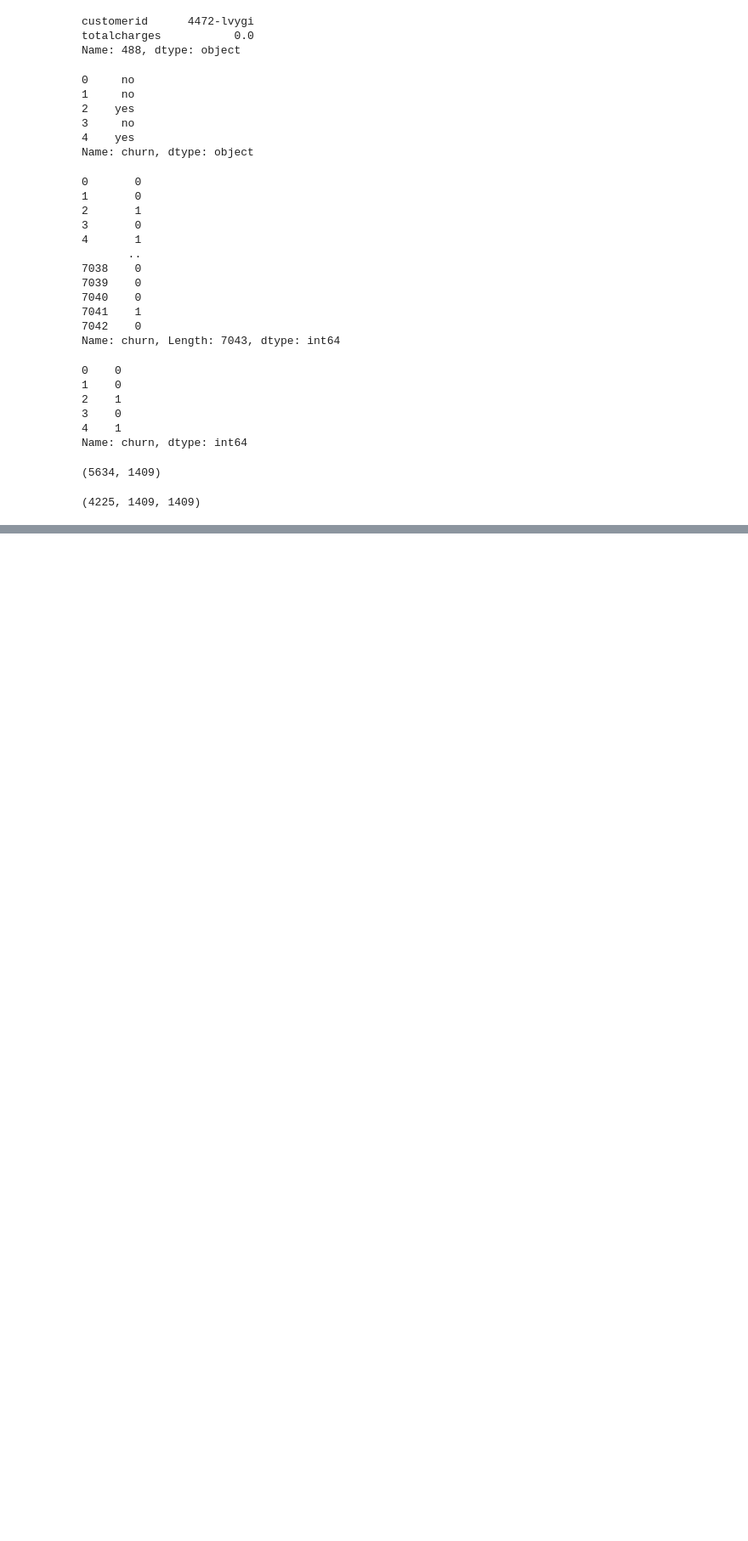
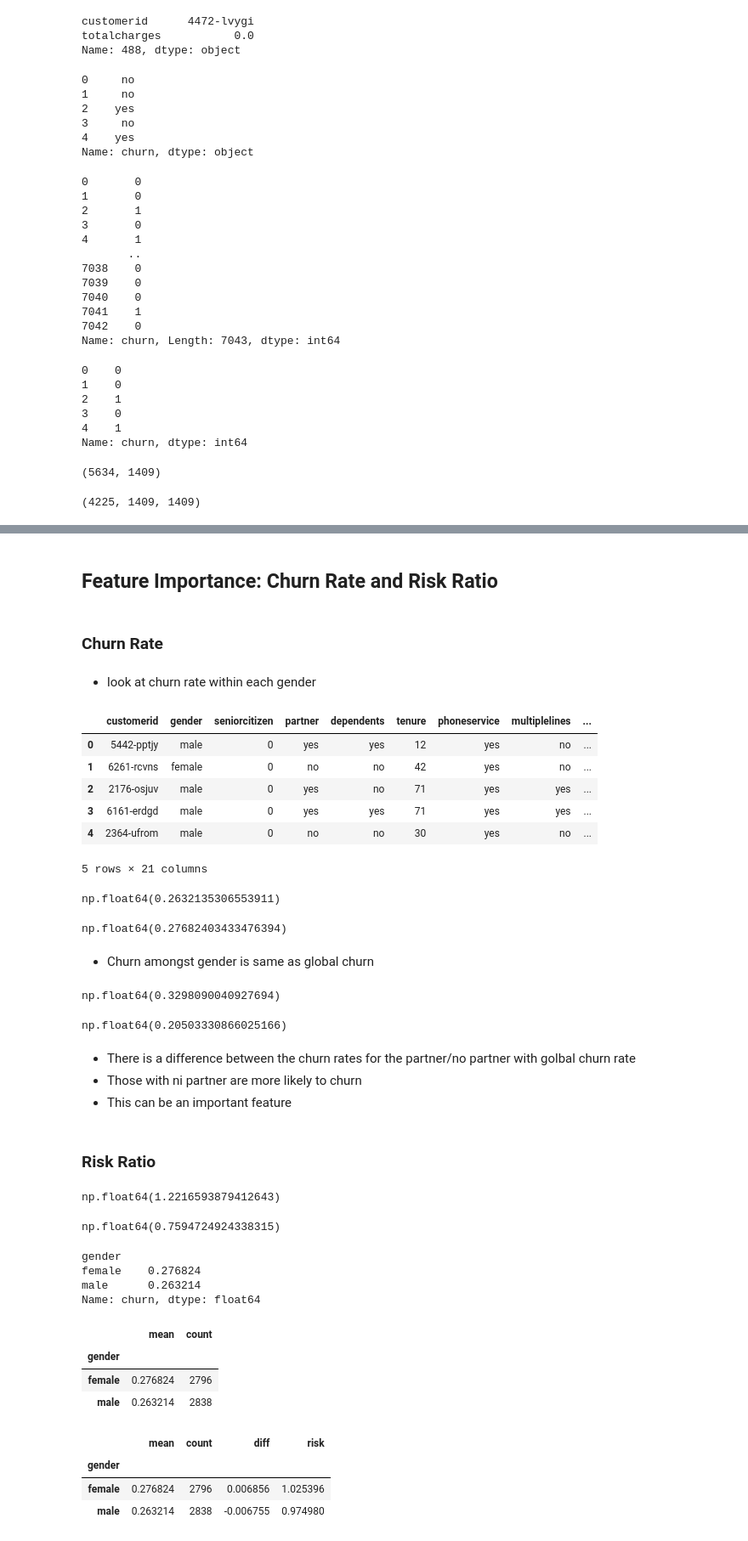
Before and after one commit to Falfat/Machine-Learning-Zoomcamp, a Jupyter notebook: 03-classification/classification.ipynb, the cells around one changed output, grey strips where cells are left out. Shown: that part at 85% size. Cells and saved outputs as stored; diff of their text form; code cells hidden in the pictures; blank space fills up the shorter version.

Commit message:
feature importance in lesson 3

```diff
--- a/03-classification/classification.ipynb
+++ b/03-classification/classification.ipynb
@@ -191,0 +292,76 @@ del df_test['churn']
+# %% [markdown]
+## Feature Importance: Churn Rate and Risk Ratio
+# %% [markdown]
+### Churn Rate
+# %% [markdown]
+- look at churn rate within each gender
+# %%
+df_full_train.head()
+# %% [output]
+|  | customerid | gender | seniorcitizen | partner | dependents | tenure | phoneservice | multiplelines | ... |
+| 0 | 5442-pptjy | male | 0 | yes | yes | 12 | yes | no | ... |
+| 1 | 6261-rcvns | female | 0 | no | no | 42 | yes | no | ... |
+| 2 | 2176-osjuv | male | 0 | yes | no | 71 | yes | yes | ... |
+| 3 | 6161-erdgd | male | 0 | yes | yes | 71 | yes | yes | ... |
+| 4 | 2364-ufrom | male | 0 | no | no | 30 | yes | no | ... |
+5 rows × 21 columns
+# %%
+churn_male = df_full_train[df_full_train['gender']=='male'].churn.mean()
+churn_male
+# %% [output]
+np.float64(0.2632135306553911)
+# %%
+churn_female = df_full_train[df_full_train['gender']=='female'].churn.mean()
+churn_female
+# %% [output]
+np.float64(0.27682403433476394)
+# %% [markdown]
+- Churn amongst gender is same as global churn
+# %%
+churn_no_partner = df_full_train[df_full_train['partner']=='no'].churn.mean()
+churn_no_partner
+# %% [output]
+np.float64(0.3298090040927694)
+# %%
+churn_partner = df_full_train[df_full_train['partner']=='yes'].churn.mean()
+churn_partner
+# %% [output]
+np.float64(0.20503330866025166)
+# %% [markdown]
+- There is a difference between the churn rates for the partner/no partner with golbal churn rate
+- Those with ni partner are more likely to churn
+- This can be an important feature
+# %% [markdown]
+### Risk Ratio
+# %%
+churn_no_partner/global_churn_rate
+# %% [output]
+np.float64(1.2216593879412643)
+# %%
+churn_partner/global_churn_rate
+# %% [output]
+np.float64(0.7594724924338315)
+# %%
+df_full_train.groupby('gender').churn.mean()
+# %% [output]
+gender
+female    0.276824
+male      0.263214
+Name: churn, dtype: float64
+# %%
+df_full_train.groupby('gender').churn.agg(['mean', 'count'])
+# %% [output]
+|  | mean | count |
+| gender |  |  |
+| female | 0.276824 | 2796 |
+| male | 0.263214 | 2838 |
+# %%
+df_group = df_full_train.groupby('gender').churn.agg(['mean', 'count'])
+df_group['diff'] = df_group['mean'] - global_churn_rate
+df_group['risk'] = df_group['mean'] / global_churn_rate
+df_group
+# %% [output]
+|  | mean | count | diff | risk |
+| gender |  |  |  |  |
+| female | 0.276824 | 2796 | 0.006856 | 1.025396 |
+| male | 0.263214 | 2838 | -0.006755 | 0.974980 |
```
Also changed, not shown: parts of 21 cells of this notebook.
